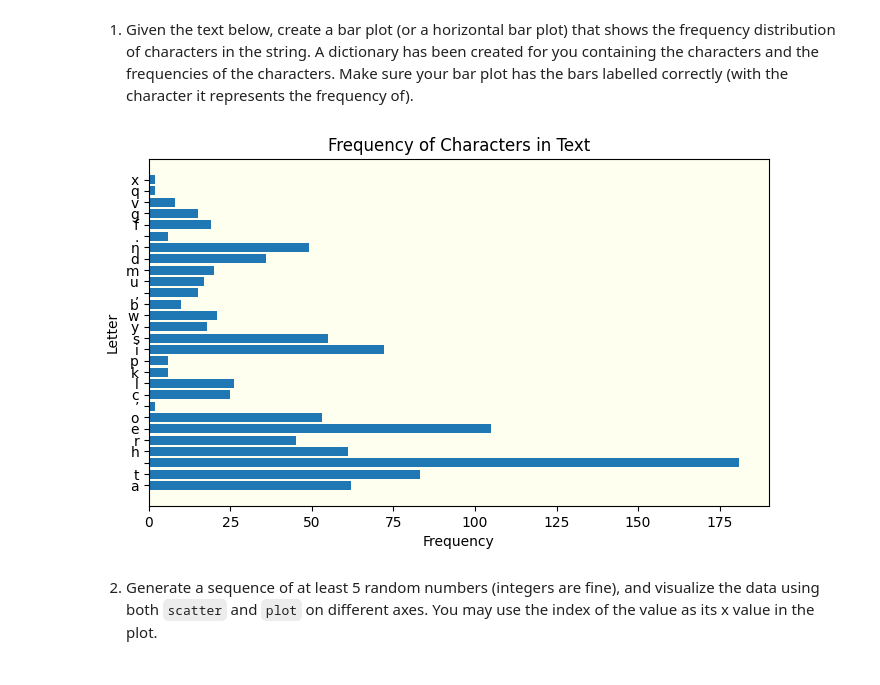
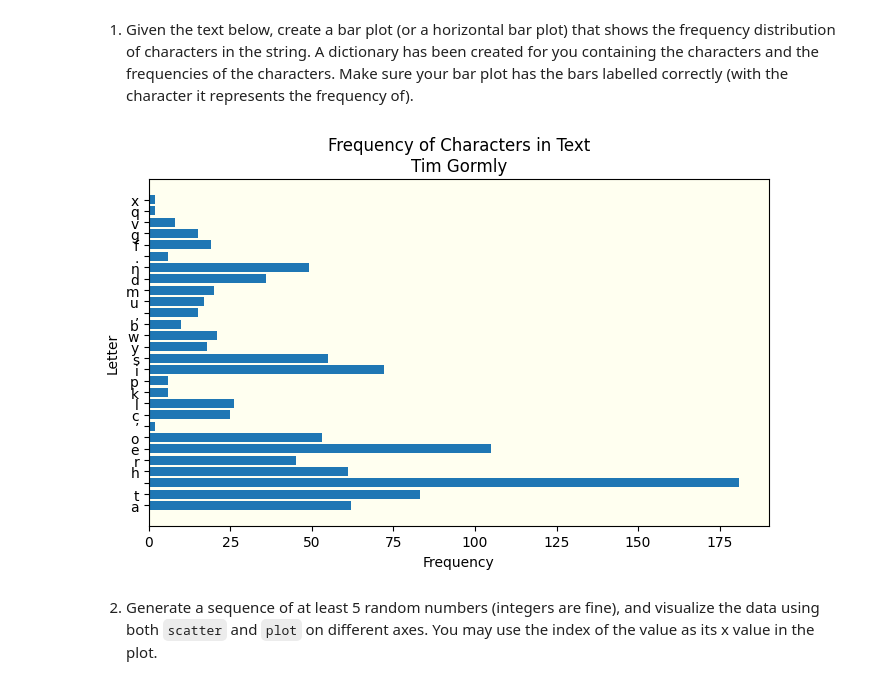
Before and after one commit to tgormly/pyplot, a Jupyter notebook: pyplot.ipynb, the cells around one changed output. Saved outputs shown, nothing was run; the diff lists cells and outputs as text; code cells hidden in the pictures.

```diff
--- a/pyplot.ipynb
+++ b/pyplot.ipynb
@@ -24,25 +24,26 @@ Make sure your bar plot has the bars labelled correctly (with the character it r
 # %%
 import matplotlib.pyplot as plt
 from collections import Counter
+import numpy as np
 
 TEXT = "At three o’clock precisely I was at Baker Street, but Holmes had not yet returned. The landlady informed me that he had left the house shortly after eight o’clock in the morning. I sat down beside the fire, however, with the intention of awaiting him, however long he might be. I was already deeply interested in his inquiry, for, though it was surrounded by none of the grim and strange features which were associated with the two crimes which I have already recorded, still, the nature of the case and the exalted station of his client gave it a character of its own. Indeed, apart from the nature of the investigation which my friend had on hand, there was something in his masterly grasp of a situation, and his keen, incisive reasoning, which made it a pleasure to me to study his system of work, and to follow the quick, subtle methods by which he disentangled the most inextricable mysteries. So accustomed was I to his invariable success that the very possibility of his failing had ceased to enter into my head.".lower()
 letter_freq = dict(Counter(TEXT))
 
 # for i in letter_freq:
 #     print(f'{i} = {letter_freq[i]=}')
 
 # make a bar plot with an appropriate title, correct xtick labels, and labeled axes
 labels = list(letter_freq.keys())
 values = list(letter_freq.values())
 
 plt.figure(figsize=(8,4.5))
 plt.barh(labels, values)
 plt.xlabel('Frequency')
 plt.ylabel('Letter')
-plt.title('Frequency of Characters in Text')
+plt.title('Frequency of Characters in Text\nTim Gormly')
 plt.gca().set_facecolor('ivory')
 # %% [output]
-[figure, old version]
+[figure, new version]
 # %% [markdown]
 2. Generate a sequence of at least 5 random numbers (integers are fine), and visualize the data using both `scatter` and `plot` on different axes.  You may use the index of the value as its x value in the plot.
 # %%
```
Also changed, not shown: parts of 3 cells of this notebook, 1 other file.
